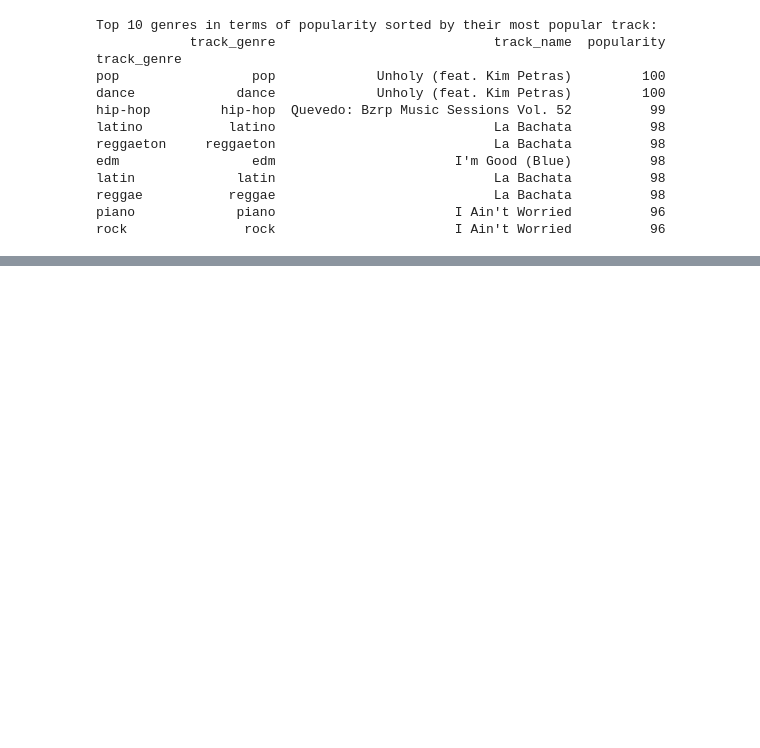
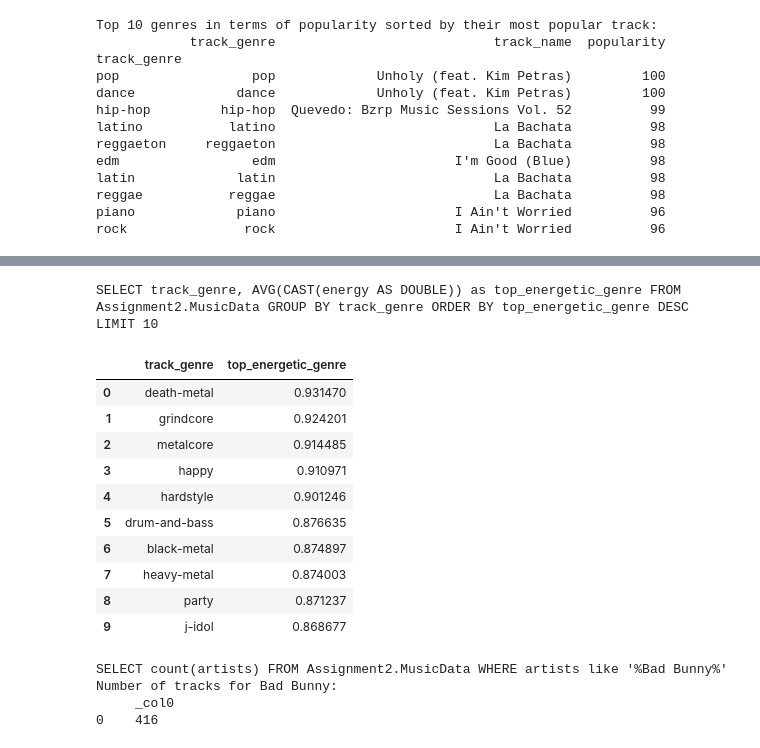
Before and after one commit to pkhanna2/MLOpsFinalProject, a Jupyter notebook: PrachiKhanna_Assignemnt2.1.ipynb, the cells around one changed output, grey strips where cells are left out. Cells and saved outputs as stored; diff of their text form; code cells hidden in the pictures; blank space fills up the shorter version.

```diff
--- a/PrachiKhanna_Assignemnt2.1.ipynb
+++ b/PrachiKhanna_Assignemnt2.1.ipynb
@@ -246,0 +374,20 @@ rock               rock                       I Ain't Worried          96
+# %%
+statement = """SELECT track_genre, AVG(CAST(energy AS DOUBLE)) as top_energetic_genre FROM {}.{} GROUP BY track_genre ORDER BY top_energetic_genre DESC LIMIT 10 """.format(
+    database_name, table_name
+)
+print(statement)
+df = pd.read_sql(statement, conn)
+df.head(10)
+# %% [output]
+SELECT track_genre, AVG(CAST(energy AS DOUBLE)) as top_energetic_genre FROM Assignment2.MusicData GROUP BY track_genre ORDER BY top_energetic_genre DESC LIMIT 10
+|  | track_genre | top_energetic_genre |
+| 0 | death-metal | 0.931470 |
+| 1 | grindcore | 0.924201 |
+| 2 | metalcore | 0.914485 |
+| 3 | happy | 0.910971 |
+| 4 | hardstyle | 0.901246 |
+| 5 | drum-and-bass | 0.876635 |
+| 6 | black-metal | 0.874897 |
+| 7 | heavy-metal | 0.874003 |
+| 8 | party | 0.871237 |
+| 9 | j-idol | 0.868677 |
@@ -246,0 +396,13 @@ rock               rock                       I Ain't Worried          96
+# %%
+statement = """SELECT count(artists) FROM {}.{} WHERE artists like '%Bad Bunny%' """.format(
+    database_name, table_name
+)
+print(statement)
+df = pd.read_sql(statement, conn)
+df.head(10)
+print("Number of tracks for Bad Bunny:\n ", df)
+# %% [output]
+SELECT count(artists) FROM Assignment2.MusicData WHERE artists like '%Bad Bunny%'
+Number of tracks for Bad Bunny:
+     _col0
+0    416
```
Also changed, not shown: parts of 16 cells of this notebook.
